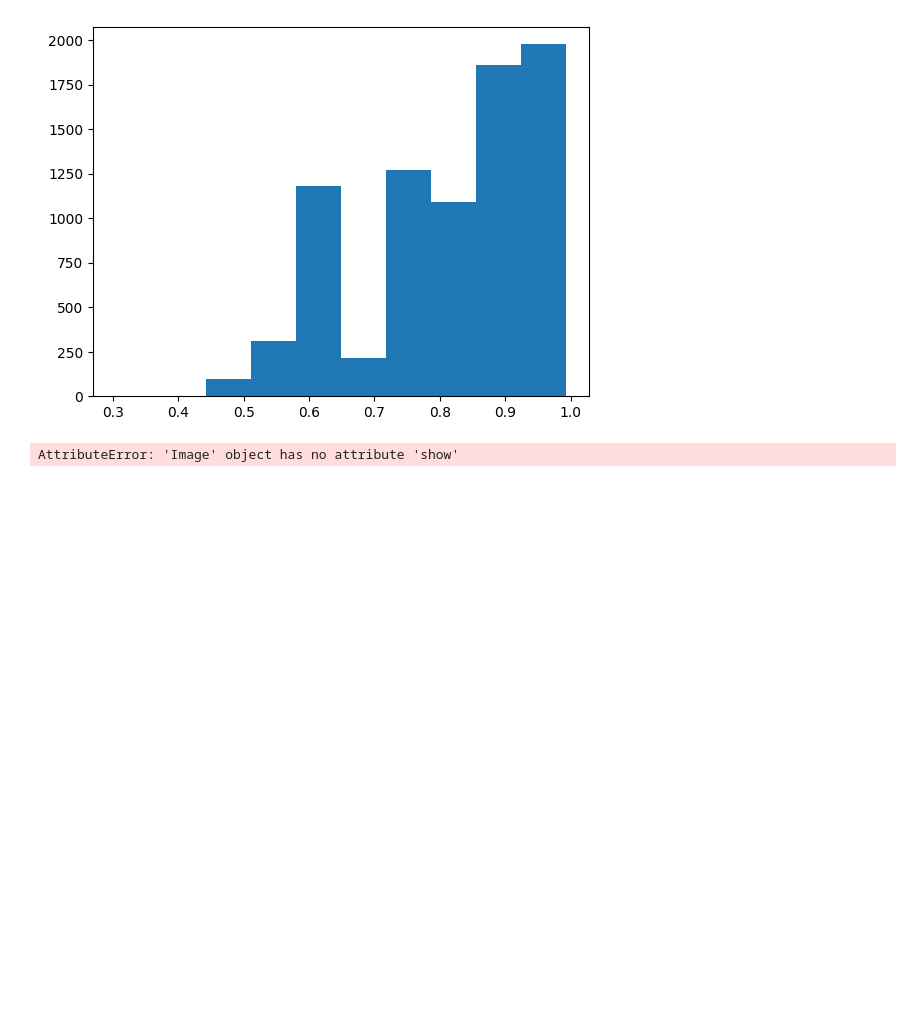
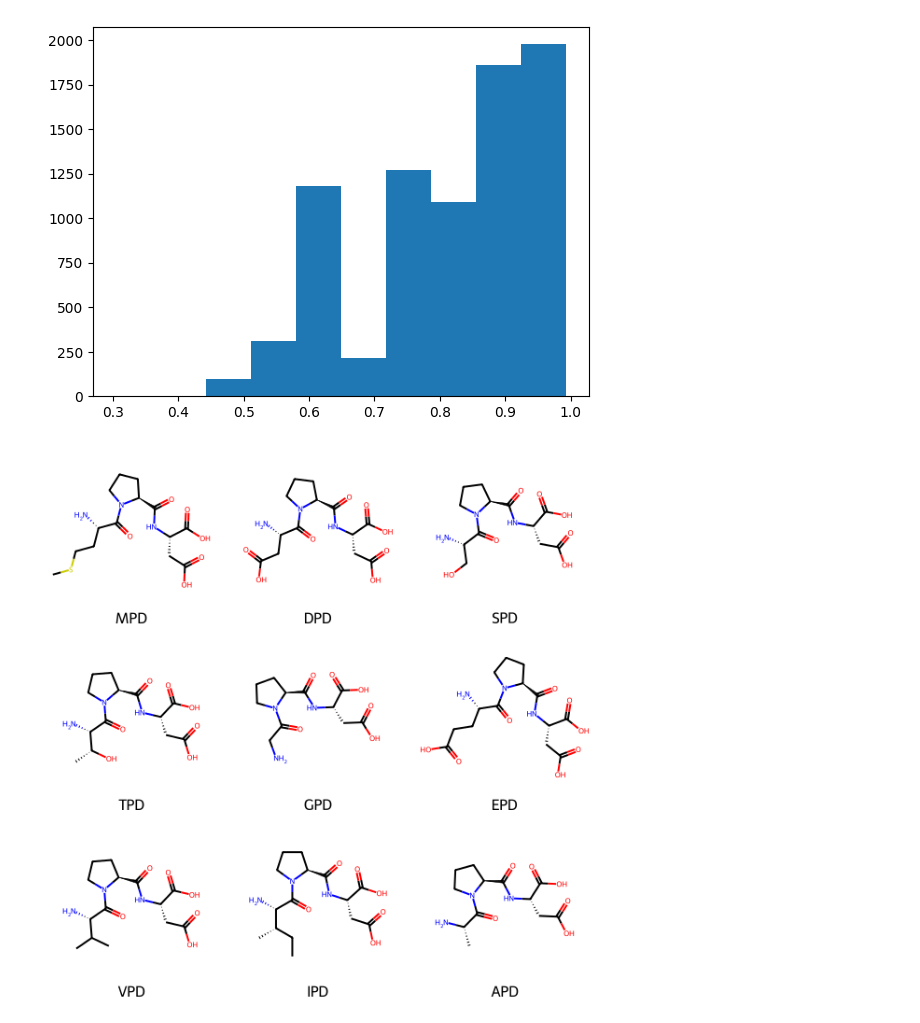
Before and after one commit to yutteee/fingerprint_ml, a Jupyter notebook: src/index.ipynb, the cells around one changed output. Cells and saved outputs as stored; diff of their text form; code cells hidden in the pictures; blank space fills up the shorter version.

```diff
--- a/src/index.ipynb
+++ b/src/index.ipynb
@@ -292,14 +292,14 @@ result_df.to_csv('result.csv', index=False)
 # %%
 # result.csvから上位ペプチドを取得
 import pandas as pd
 
 result_df = pd.read_csv('result.csv')
 high_score_peptides = result_df["peptide"].values[:9].tolist()
 
 from rdkit import Chem
 from rdkit.Chem import Draw
 
 rdkit_high_score_peptides = [Chem.MolFromFASTA(peptide) for peptide in high_score_peptides]
-Draw.MolsToGridImage(rdkit_high_score_peptides, molsPerRow=3, legends=high_score_peptides).save('high_score_peptides.png')
+Draw.MolsToGridImage(rdkit_high_score_peptides, molsPerRow=3, legends=high_score_peptides)
 # %% [output]
-AttributeError: 'Image' object has no attribute 'show'
+[figure, added]
```
